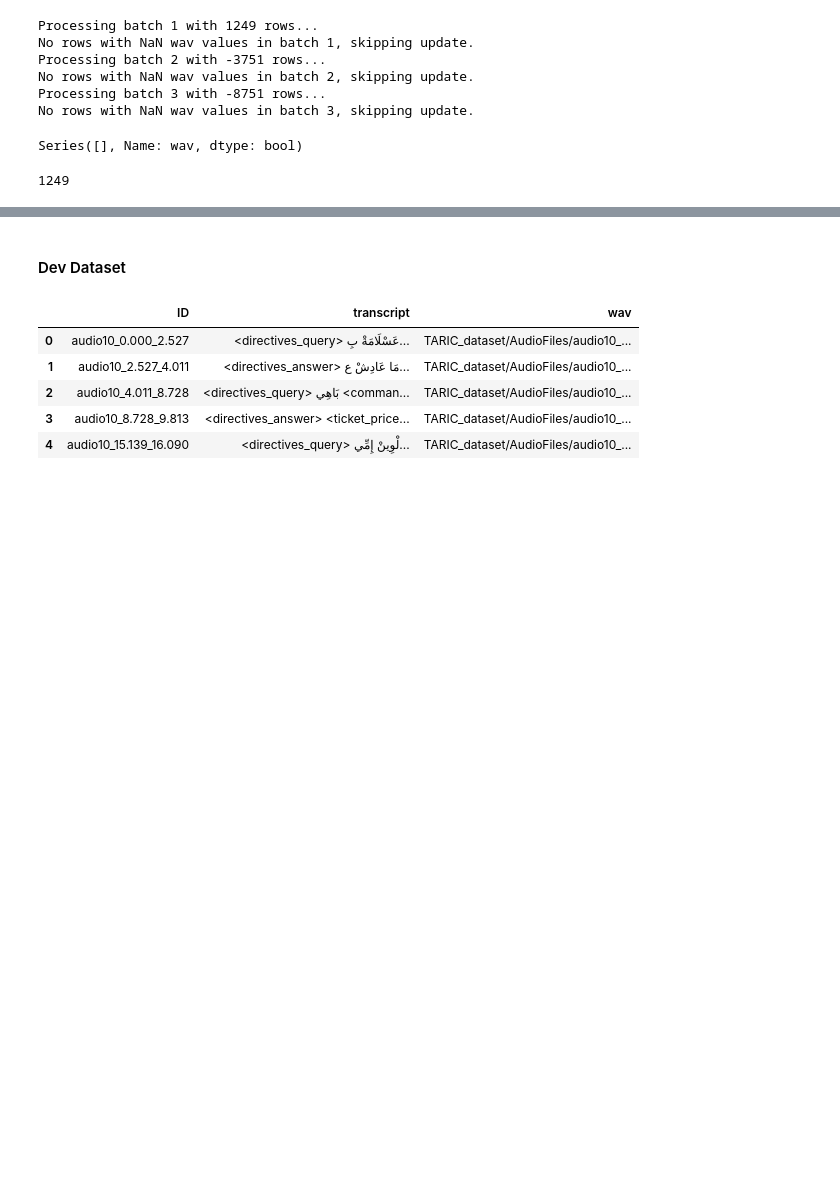
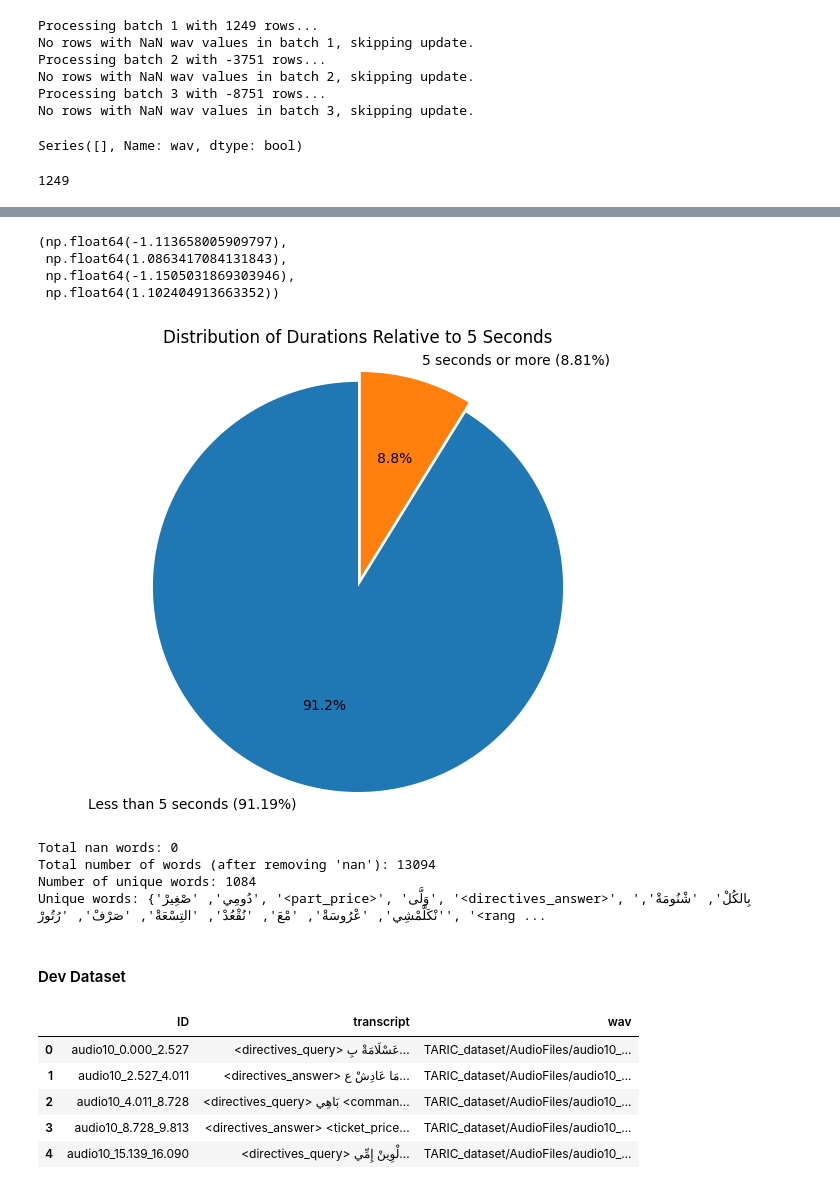
Before and after one commit to cyrineanene/ASR-on-Tunisian-Dialect, a Jupyter notebook: EDA.ipynb, the cells around one changed output, grey strips where cells are left out. Cells and saved outputs as stored; diff of their text form; code cells hidden in the pictures; blank space fills up the shorter version.

```diff
--- a/EDA.ipynb
+++ b/EDA.ipynb
@@ -2055,3 +2328,48 @@ df_taric.to_csv('test_taric_with_audio.csv', index=False)
+# %%
+import matplotlib.pyplot as plt
+
+threshold = 5  # Duration threshold in seconds
+values_below_threshold = df_taric[df_taric['duration'] < threshold]['duration'].count()
+values_above_threshold = df_taric[df_taric['duration'] >= threshold]['duration'].count()
+total_values = df_taric['duration'].count()
+
+percentage_below_threshold = (values_below_threshold / total_values) * 100 if total_values > 0 else 0
+percentage_above_threshold = (values_above_threshold / total_values) * 100 if total_values > 0 else 0
+
+# Create pie chart
+labels = [f'Less than {threshold} seconds ({percentage_below_threshold:.2f}%)',
+          f'{threshold} seconds or more ({percentage_above_threshold:.2f}%)']
+sizes = [percentage_below_threshold, percentage_above_threshold]
+# colors = ['#ff9999', '#66b3ff']  # Red for < 5s, Blue for >= 5s
+explode = (0.05, 0)  # Slightly separate the first slice for emphasis
+
+plt.figure(figsize=(8, 6))
+plt.pie(sizes, explode=explode, labels=labels,  autopct='%1.1f%%', startangle=90)
+plt.title('Distribution of Durations Relative to 5 Seconds')
+plt.axis('equal')
+# %% [output]
+(np.float64(-1.113658005909797),
+ np.float64(1.0863417084131843),
+ np.float64(-1.1505031869303946),
+ np.float64(1.102404913663352))
+[figure, added]
+# %%
+all_text = ' '.join(df_taric['wrd'].astype(str))
+words = all_text.split()
+nan_count = words.count('nan')
+print(f"Total nan words: {nan_count}")
+if nan_count > 0:
+    print(f"Found {nan_count} 'nan' strings in the word list, removing them.")
+    words = [word for word in words if word != 'nan']
+unique_words = set(words)
+print(f"Total number of words (after removing 'nan'): {len(words)}")
+print(f"Number of unique words: {len(unique_words)}")
+print(f"Unique words: {unique_words}")
+# %% [output]
+Total nan words: 0
+Total number of words (after removing 'nan'): 13094
+Number of unique words: 1084
+Unique words: {'دُومِي', 'صْغِيرْ', '<part_price>', 'وَلَّى', '<directives_answer>', 'بِالكُلْ', 'شْنُومَةْ', 'نْكَلَّمْشِي', 'عْرُوسَةْ', 'مْعَ', 'نُقْعُدْ', 'التِسْعَةْ', 'صَرْفْ', 'رُتُورْ', '<rang ...
 # %% [markdown]
 #### Dev Dataset
 # %%
```
Also changed, not shown: parts of 35 cells of this notebook, 2 other files.
